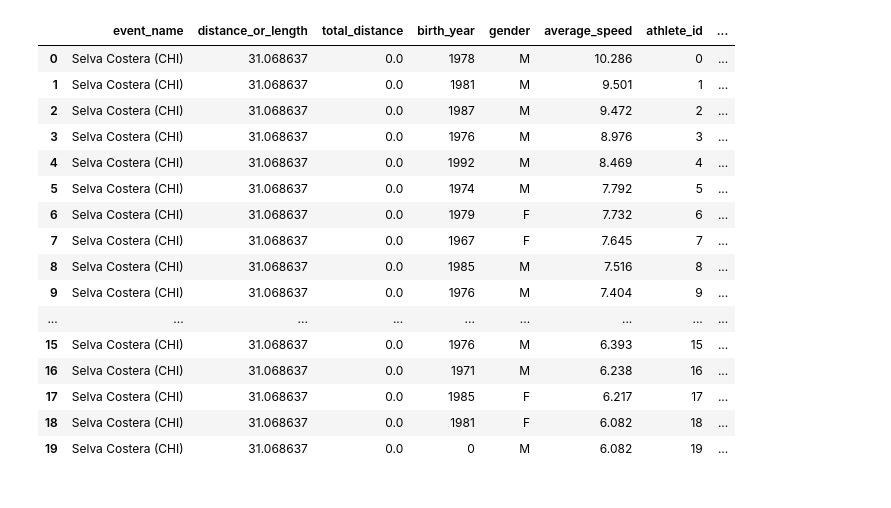
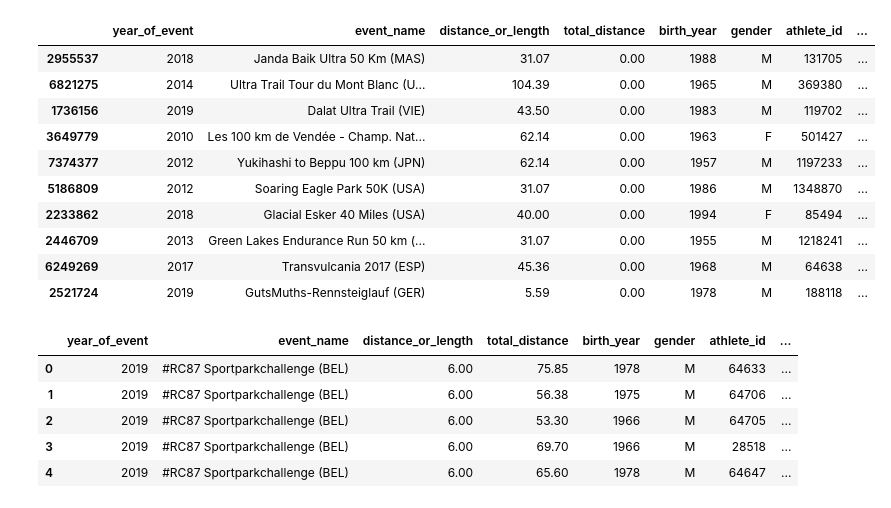
Before and after one commit to dmshakur/ultra-running-data-analysis, a Jupyter notebook: notebooks/m_linear_regression_model.ipynb, the cells around one changed output. Saved outputs shown, nothing was run; the diff lists cells and outputs as text; code cells hidden in the pictures.

```diff
--- a/notebooks/m_linear_regression_model.ipynb
+++ b/notebooks/m_linear_regression_model.ipynb
@@ -34,49 +37,40 @@ df.head()
-# %%
-# Converting all km measurements to miles
-
-km_mask = df['race_metric'] == 'km'
-df.loc[km_mask, 'distance_or_length'] = df.loc[km_mask,
-                                               'distance_or_length'] / 1.60934
-df.loc[km_mask, 'race_metric'] = 'mi'
-
-day_mask = df['race_metric'] == 'days'
-df.loc[day_mask, 'distance_or_length'] = df.loc[day_mask,
-                                                'distance_or_length'] * 24
-df.loc[day_mask, 'race_metric'] = 'hours'
-
-df.head(20)
-# %% [output]
-|  | event_name | distance_or_length | total_distance | birth_year | gender | average_speed | athlete_id | ... |
-| 0 | Selva Costera (CHI) | 31.068637 | 0.0 | 1978 | M | 10.286 | 0 | ... |
-| 1 | Selva Costera (CHI) | 31.068637 | 0.0 | 1981 | M | 9.501 | 1 | ... |
-| 2 | Selva Costera (CHI) | 31.068637 | 0.0 | 1987 | M | 9.472 | 2 | ... |
-| 3 | Selva Costera (CHI) | 31.068637 | 0.0 | 1976 | M | 8.976 | 3 | ... |
-| 4 | Selva Costera (CHI) | 31.068637 | 0.0 | 1992 | M | 8.469 | 4 | ... |
-| 5 | Selva Costera (CHI) | 31.068637 | 0.0 | 1974 | M | 7.792 | 5 | ... |
-| 6 | Selva Costera (CHI) | 31.068637 | 0.0 | 1979 | F | 7.732 | 6 | ... |
-| 7 | Selva Costera (CHI) | 31.068637 | 0.0 | 1967 | F | 7.645 | 7 | ... |
-| 8 | Selva Costera (CHI) | 31.068637 | 0.0 | 1985 | M | 7.516 | 8 | ... |
-| 9 | Selva Costera (CHI) | 31.068637 | 0.0 | 1976 | M | 7.404 | 9 | ... |
-| ... | ... | ... | ... | ... | ... | ... | ... | ... |
-| 15 | Selva Costera (CHI) | 31.068637 | 0.0 | 1976 | M | 6.393 | 15 | ... |
-| 16 | Selva Costera (CHI) | 31.068637 | 0.0 | 1971 | M | 6.238 | 16 | ... |
-| 17 | Selva Costera (CHI) | 31.068637 | 0.0 | 1985 | F | 6.217 | 17 | ... |
-| 18 | Selva Costera (CHI) | 31.068637 | 0.0 | 1981 | F | 6.082 | 18 | ... |
-| 19 | Selva Costera (CHI) | 31.068637 | 0.0 | 0 | M | 6.082 | 19 | ... |
 # %%
 df['place'] = np.nan
 
 def sort_and_place(group, metric):
     if metric == 'mi':
         group = group.sort_values(by = 'fastest_time', ascending = True)
     elif metric == 'hours':
         group = group.sort_values(by = 'distance_or_length', ascending = False)
-    group['place'] = np.arange(1, len(group) + 1)
+    group['place'] = np.arange(1, len(group) + 1, dtype = int)
     return group
 
 for metric in tqdm(['mi', 'hours']):
     grouped_df = df.groupby('event_name', as_index = False).apply(lambda group: sort_and_place(group, metric))
     grouped_df.reset_index(drop = True, inplace = True)
     df.update(grouped_df)
 
 df.sample(10)
+# %% [output]
+|  | year_of_event | event_name | distance_or_length | total_distance | birth_year | gender | athlete_id | ... |
+| 2955537 | 2018 | Janda Baik Ultra 50 Km (MAS) | 31.07 | 0.00 | 1988 | M | 131705 | ... |
+| 6821275 | 2014 | Ultra Trail Tour du Mont Blanc (U... | 104.39 | 0.00 | 1965 | M | 369380 | ... |
+| 1736156 | 2019 | Dalat Ultra Trail (VIE) | 43.50 | 0.00 | 1983 | M | 119702 | ... |
+| 3649779 | 2010 | Les 100 km de Vendée - Champ. Nat... | 62.14 | 0.00 | 1963 | F | 501427 | ... |
+| 7374377 | 2012 | Yukihashi to Beppu 100 km (JPN) | 62.14 | 0.00 | 1957 | M | 1197233 | ... |
+| 5186809 | 2012 | Soaring Eagle Park 50K (USA) | 31.07 | 0.00 | 1986 | M | 1348870 | ... |
+| 2233862 | 2018 | Glacial Esker 40 Miles (USA) | 40.00 | 0.00 | 1994 | F | 85494 | ... |
+| 2446709 | 2013 | Green Lakes Endurance Run 50 km (... | 31.07 | 0.00 | 1955 | M | 1218241 | ... |
+| 6249269 | 2017 | Transvulcania 2017 (ESP) | 45.36 | 0.00 | 1968 | M | 64638 | ... |
+| 2521724 | 2019 | GutsMuths-Rennsteiglauf (GER) | 5.59 | 0.00 | 1978 | M | 188118 | ... |
+# %%
+df['age'] = df['year_of_event'] - df['birth_year']
+# df.drop(['year_of_event', 'birth_year'], axis = 1, inplace = True)
+df.head()
+# %% [output]
+|  | year_of_event | event_name | distance_or_length | total_distance | birth_year | gender | athlete_id | ... |
+| 0 | 2019 | #RC87 Sportparkchallenge (BEL) | 6.00 | 75.85 | 1978 | M | 64633 | ... |
+| 1 | 2019 | #RC87 Sportparkchallenge (BEL) | 6.00 | 56.38 | 1975 | M | 64706 | ... |
+| 2 | 2019 | #RC87 Sportparkchallenge (BEL) | 6.00 | 53.30 | 1966 | M | 64705 | ... |
+| 3 | 2019 | #RC87 Sportparkchallenge (BEL) | 6.00 | 69.70 | 1966 | M | 28518 | ... |
+| 4 | 2019 | #RC87 Sportparkchallenge (BEL) | 6.00 | 65.60 | 1978 | M | 64647 | ... |
```
Also changed, not shown: parts of 13 cells of this notebook, 1 other file.
